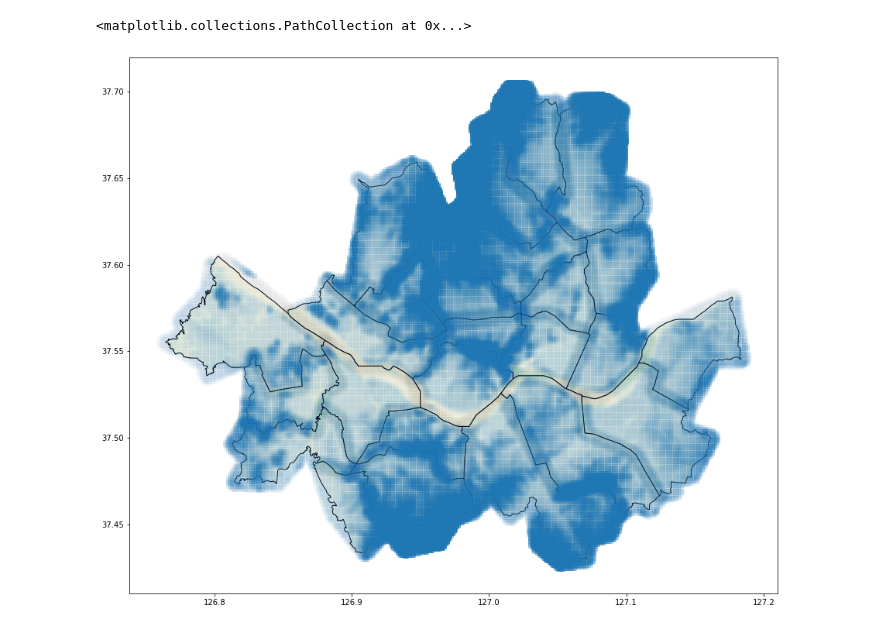
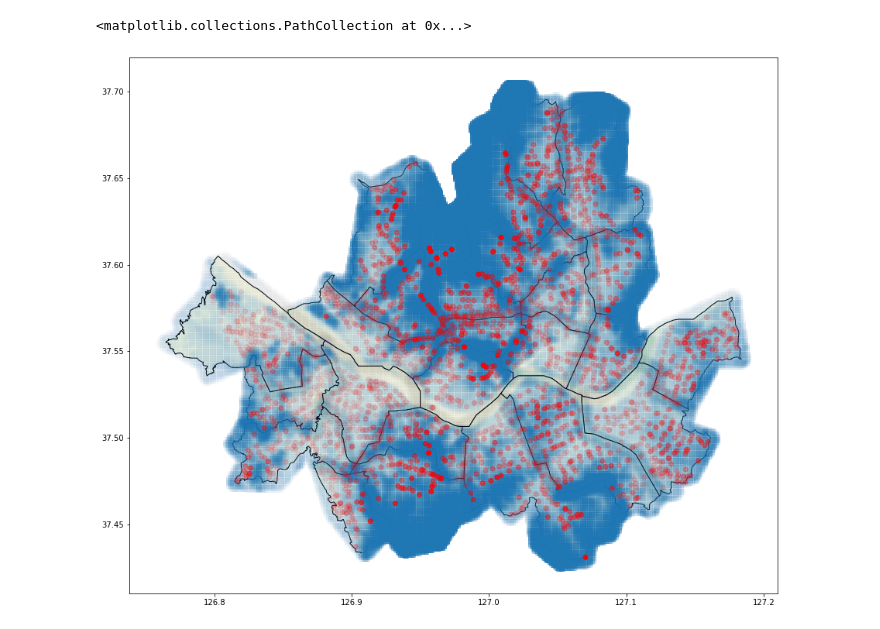
Before and after one commit to dacon-competition-seoul/dacon-seoul, a Jupyter notebook: 고도데이터.ipynb, the cells around one changed output. Drawn from its saved outputs; the diff is of its cells as text; code cells hidden in the pictures.

```diff
--- a/고도데이터.ipynb
+++ b/고도데이터.ipynb
@@ -12,7 +13,7 @@ dem = []
 for p in path.glob("*.txt"):
     dem.append(pd.read_csv(p, sep=" ", header=None))
 
-dem = pd.concat(dem)
+dem = pd.concat(dem).reset_index(drop=True)
 
 dem.columns = ["x", "y", "z"]
 dem = gpd.GeoDataFrame(
@@ -23,0 +55,2 @@ dem = dem.to_crs("EPSG:4326")
+# %%
+df =  pd.read_csv("서울시_따릉이대여소별_고도데이터.csv", )
@@ -24,11 +73,8 @@ dem = dem.to_crs("EPSG:4326")
 # %%
-
-
 fig, ax = plt.subplots(figsize=(15,15))
-
 gdf.plot(ax=ax, color="ivory", alpha=1, edgecolor="black" )
-
 ax.scatter(dem.geometry.x , dem.geometry.y , alpha=dem.z/dem.z.max(), marker="s")
+ax.scatter(df.x , df.y, alpha=(df.dem/df.dem.max()), color="red")
 # %% [output]
 <matplotlib.collections.PathCollection at 0x...>
-[figure, old version]
+[figure, new version]
```
Also changed, not shown: parts of 6 cells of this notebook, 31 other files.
